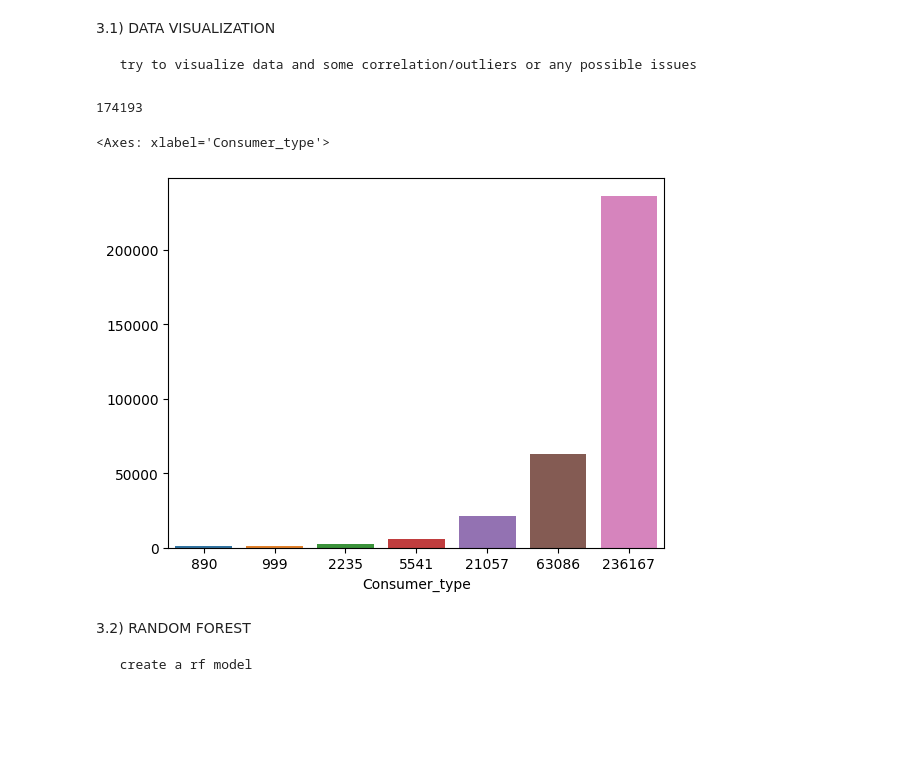
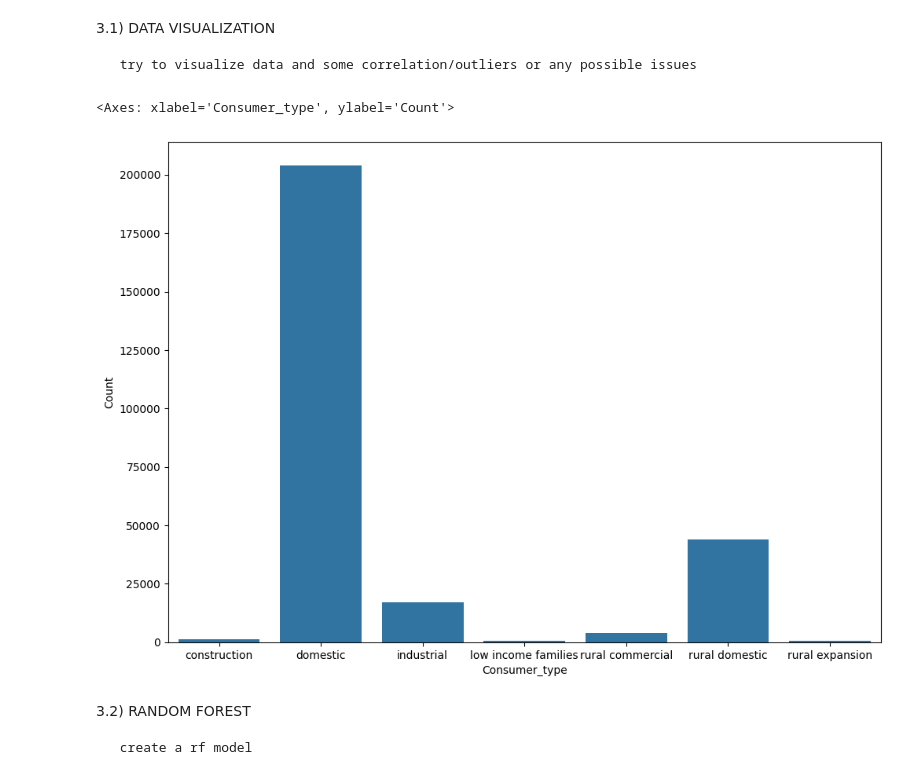
Before and after one commit to marcofranceschini015/Classification-of-water-consumption-types, a Jupyter notebook: Classification_of_Water_Consumption_Types.ipynb, the cells around one changed output. Saved outputs shown, nothing was run; the diff lists cells and outputs as text; code cells hidden in the pictures; blank space fills up the shorter version.

```diff
--- a/Classification_of_Water_Consumption_Types.ipynb
+++ b/Classification_of_Water_Consumption_Types.ipynb
@@ -34,7 +35,7 @@ Read data file uploaded to this google colab
 # import csv in dataframe
 ###########################
 
-train = pd.read_csv("train.csv")
+train = pd.read_csv("train_without_outliers.csv")
 test = pd.read_csv("competition.csv")
 
 train.Consumer_type.unique()
@@ -51,15 +52,20 @@ array(['domestic', 'industrial', 'rural commercial', 'construction',
 # %%
 ###########################
 # try to solve unbalance class
 # problem
 ###########################
-unb = train.groupby('Consumer_type')['Consumer_type'].count()
-sns.barplot(data=unb, x=unb.index, y=unb.values)
+unb = pd.DataFrame({'Count' : train.groupby( ["Consumer_type"] ).size()}).reset_index()
+# figure size in inches
+rcParams['figure.figsize'] = 11.7,8.27
+sns.barplot(data=unb, x=unb["Consumer_type"], y=unb["Count"])
 
 ###########################
 # problem: we have too many
 # domestic class
 ###########################
+# %% [output]
+<Axes: xlabel='Consumer_type', ylabel='Count'>
+[figure, added]
 # %%
 tresh_def = train[train['Consumer_type'] == 'domestic']['Consumption']
 tresh_def_zero = tresh_def[tresh_def.values == 0]
@@ -71,18 +77,13 @@ tresh_def = tresh_def[tresh_def.values < 10]
 tresh_def.count()
 
 #### let's define a treshold --> try with 10
-# %% [output]
-174193
 # %%
 pp_train = train[train['Consumption'] >= 0]
 
 #### see after the treshold definition
 
 unb = pp_train.groupby('Consumer_type')['Consumer_type'].count()
-sns.barplot(data=unb, x=unb.index, y=unb.values)
+sns.barplot(data=unb, x=unb.Consumer_type, y=unb[0])
-# %% [output]
-<Axes: xlabel='Consumer_type'>
-[figure, removed]
 # %% [markdown]
 3.2) RANDOM FOREST
 
```
Also changed, not shown: parts of 5 cells of this notebook, 1 other file.
